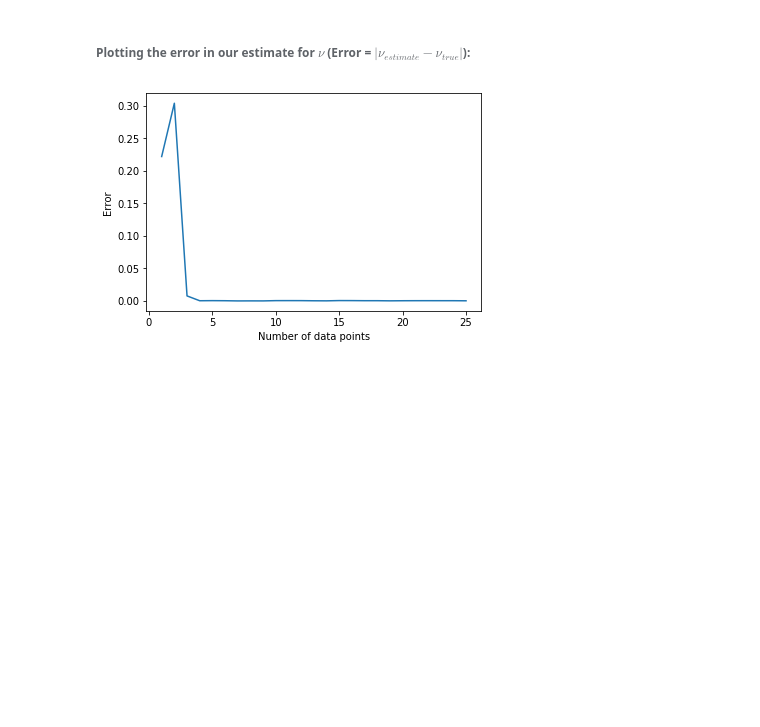
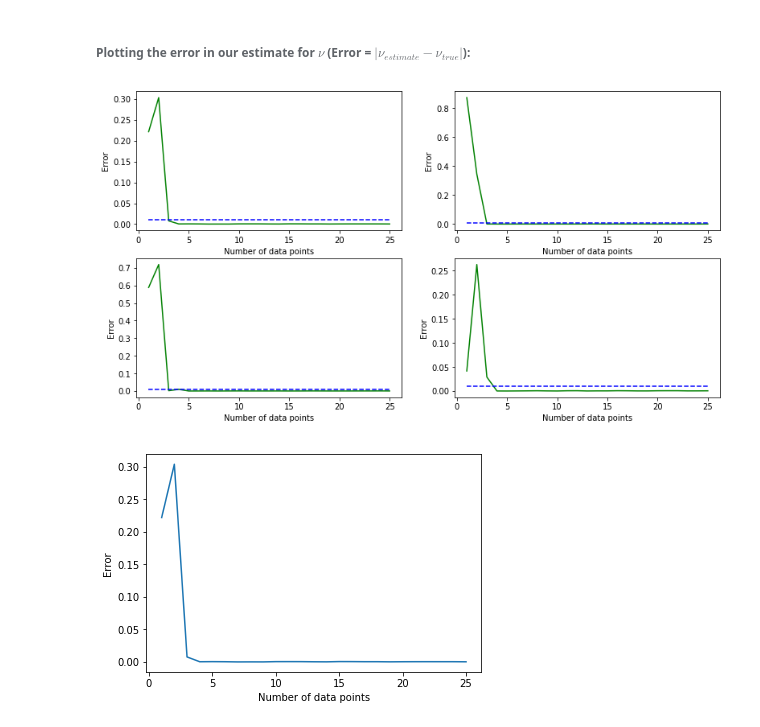
Before and after one commit to ratnania/mlhiphy, a Jupyter notebook: burgers_equation/burgerseq_mod_fe_no_mean.ipynb, the cells around one changed output. Cells and saved outputs as stored; diff of their text form; code cells hidden in the pictures; blank space fills up the shorter version.

```diff
--- a/burgers_equation/burgerseq_mod_fe_no_mean.ipynb
+++ b/burgers_equation/burgerseq_mod_fe_no_mean.ipynb
@@ -171,6 +171,25 @@ for k in range(5):
         timing[k][n] = time.time() - start_time
 # %% [markdown]
 ###### Plotting the error in our estimate for $\nu$ (Error = $| \nu_{estimate} - \nu_{true} |$):
+# %%
+lin  =  np.linspace(1, res.shape[1], res.shape[1])
+est = np.repeat(0.01, len(lin))
+
+f, (ax1, ax2) = plt.subplots(ncols=2, nrows=2, figsize=(13,7))
+ax1[0].plot(lin, np.abs(res[0,:]), color = 'green')
+ax1[0].plot(lin, est, color='blue', linestyle='dashed')
+ax1[0].set(xlabel= r"Number of data points", ylabel= "Error")
+ax1[1].plot(lin, np.abs(res[1,:]), color = 'green')
+ax1[1].plot(lin, est, color='blue', linestyle='dashed')
+ax1[1].set(xlabel= r"Number of data points", ylabel= "Error")
+ax2[0].plot(lin, np.abs(res[2,:]), color = 'green')
+ax2[0].plot(lin, est, color='blue', linestyle='dashed')
+ax2[0].set(xlabel= r"Number of data points", ylabel= "Error")
+ax2[1].plot(lin, np.abs(res[3,:]), color = 'green')
+ax2[1].plot(lin, est, color='blue', linestyle='dashed')
+ax2[1].set(xlabel= r"Number of data points", ylabel= "Error");
+# %% [output]
+[figure, added]
 # %%
 lin = np.linspace(1, res.shape[1], res.shape[1])
 
```
Also changed, not shown: parts of 1 cell of this notebook, 6 other files.
